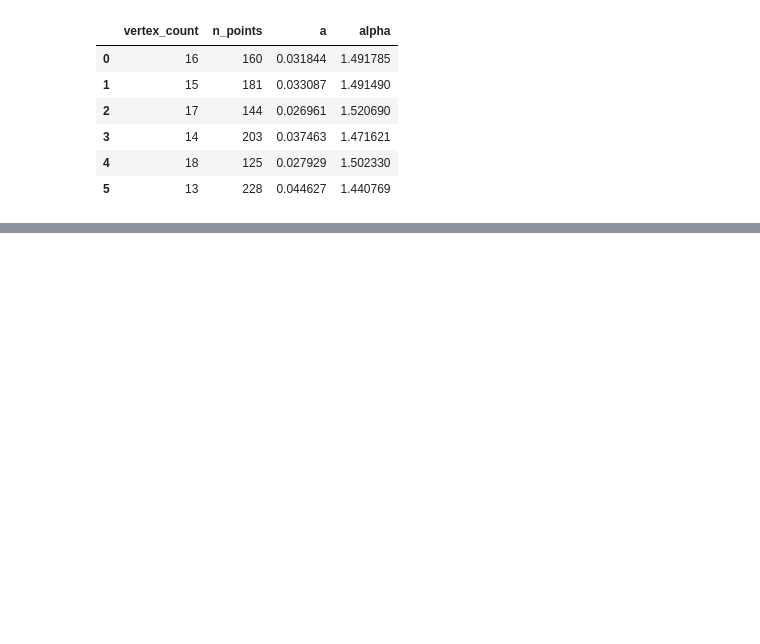
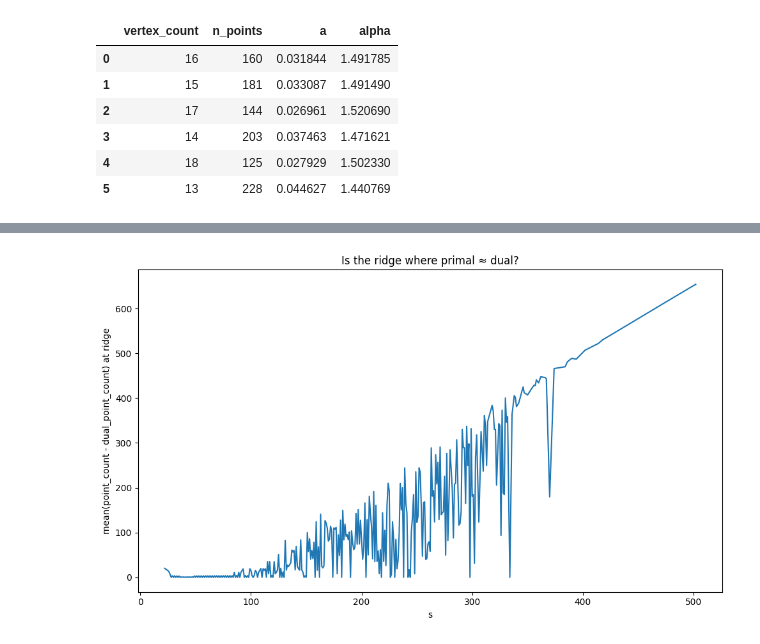
Before and after one commit to Sultanow/polytopes, a Jupyter notebook: python/notebooks/Polytopes-4D-SymmetricEntropyRidge.ipynb, the cells around one changed output, grey strips where cells are left out. Saved outputs shown, nothing was run; the diff lists cells and outputs as text; code cells hidden in the pictures; blank space fills up the shorter version.

```diff
--- a/python/notebooks/Polytopes-4D-SymmetricEntropyRidge.ipynb
+++ b/python/notebooks/Polytopes-4D-SymmetricEntropyRidge.ipynb
@@ -754,0 +871,17 @@ Selected vertex_count values: [16, 15, 17, 14, 18, 13]
+# %%
+ridge_idx = df_sd.groupby("s")["count"].idxmax()
+df_ridge = df_sd.loc[ridge_idx].merge(
+    df_sd_geom, on=["s", "d", "count"], how="left"
+).sort_values("s")
+
+plt.figure(figsize=(10, 6))
+plt.plot(df_ridge["s"], df_ridge["point_minus_dual_mean"])
+
+plt.xlabel("s")
+plt.ylabel("mean(point_count - dual_point_count) at ridge")
+
+plt.title("Is the ridge where primal ≈ dual?")
+plt.tight_layout()
+plt.show()
+# %% [output]
+[figure, added]
```
Also changed, not shown: parts of 16 cells of this notebook, 1 other file.
